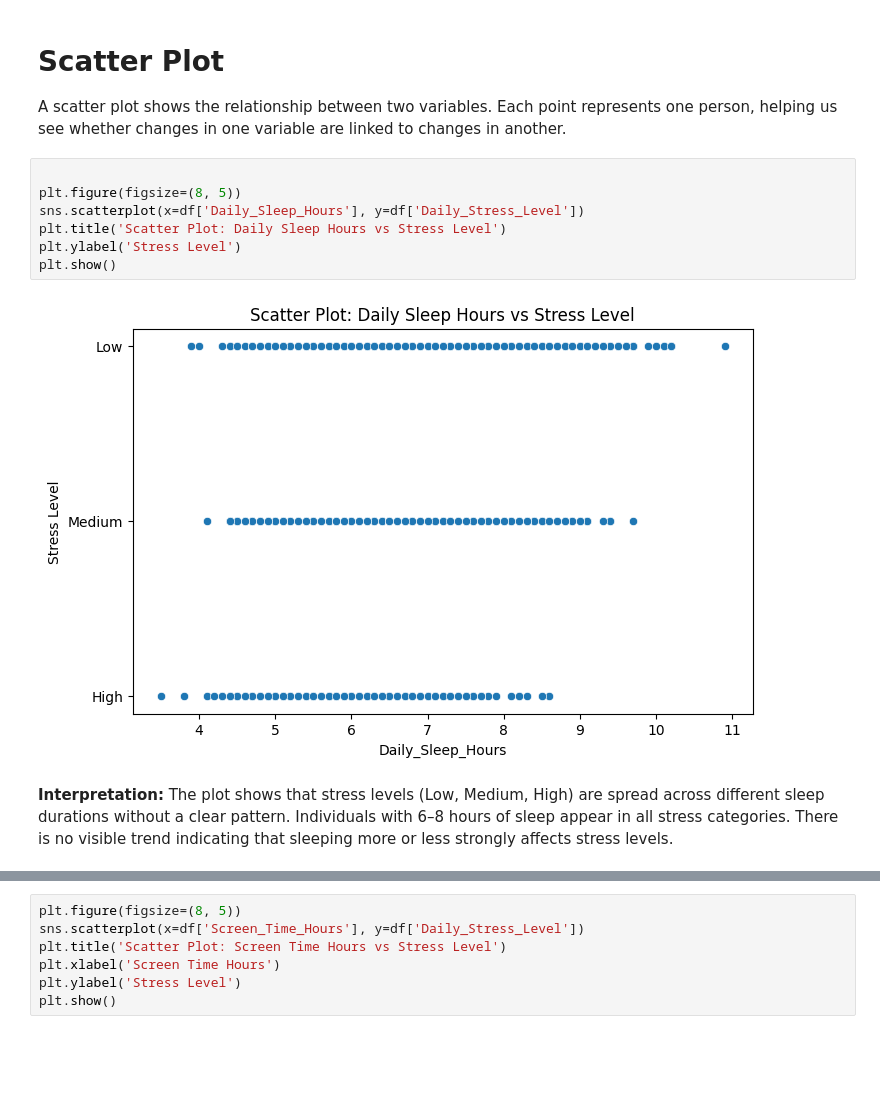
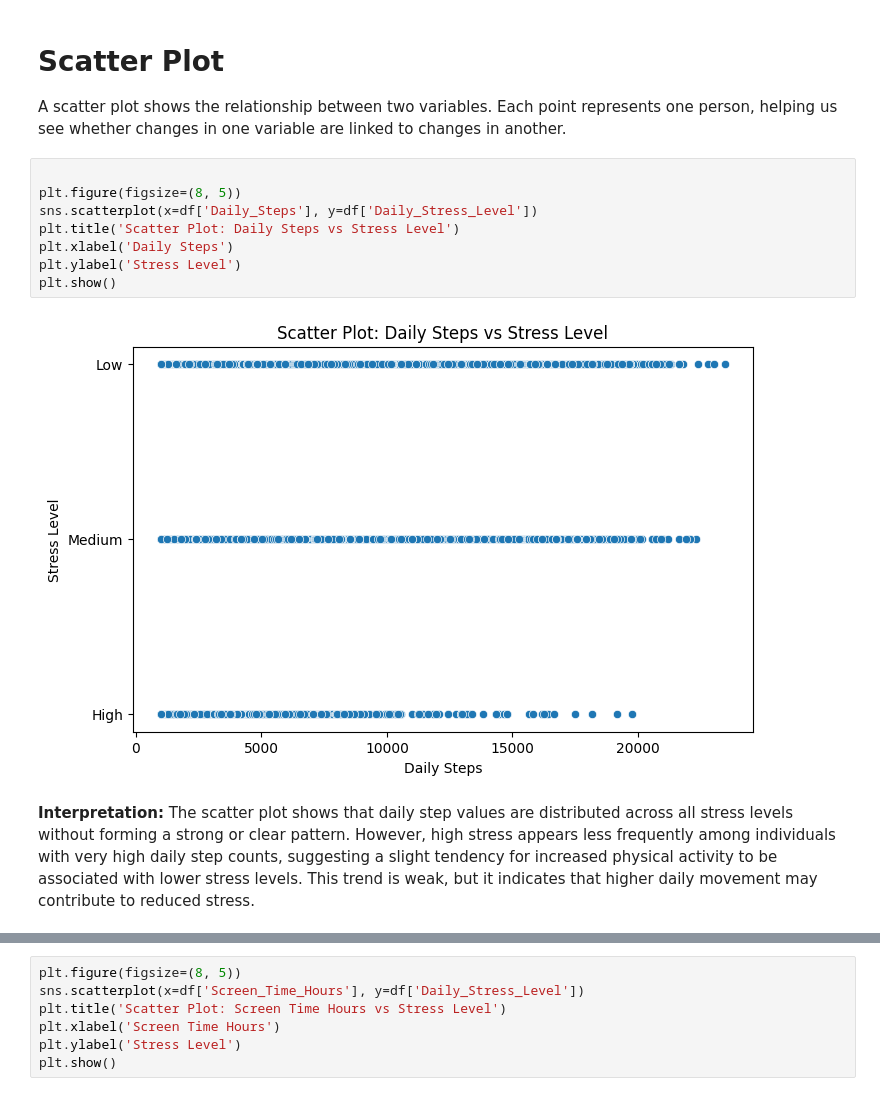
Before and after one commit to hend-22/-IT326-Project, a Jupyter notebook: Reports/Phase2.ipynb, the cells around one changed output, grey strips where cells are left out. Saved outputs shown, nothing was run; the diff lists cells and outputs as text; blank space fills up the shorter version.

```diff
--- a/Reports/Phase2.ipynb
+++ b/Reports/Phase2.ipynb
@@ -161,13 +161,14 @@ A scatter plot shows the relationship between two variables. Each point represen
 # %%
 
 plt.figure(figsize=(8, 5))
-sns.scatterplot(x=df['Daily_Sleep_Hours'], y=df['Daily_Stress_Level'])
-plt.title('Scatter Plot: Daily Sleep Hours vs Stress Level')
+sns.scatterplot(x=df['Daily_Steps'], y=df['Daily_Stress_Level'])
+plt.title('Scatter Plot: Daily Steps vs Stress Level')
+plt.xlabel('Daily Steps')
 plt.ylabel('Stress Level')
 plt.show()
 # %% [output]
-[figure, old version]
+[figure, new version]
-# %% [markdown]
-**Interpretation:** The plot shows that stress levels (Low, Medium, High) are spread across different sleep durations without a clear pattern. Individuals with 6–8 hours of sleep appear in all stress categories. There is no visible trend indicating that sleeping more or less strongly affects stress levels.
+# %% [markdown]
+**Interpretation:** The scatter plot shows that daily step values are distributed across all stress levels without forming a strong or clear pattern. However, high stress appears less frequently among individuals with very high daily step counts, suggesting a slight tendency for increased physical activity to be associated with lower stress levels. This trend is weak, but it indicates that higher daily movement may contribute to reduced stress.
 # %%
 plt.figure(figsize=(8, 5))
```
Also changed, not shown: parts of 8 cells of this notebook.
